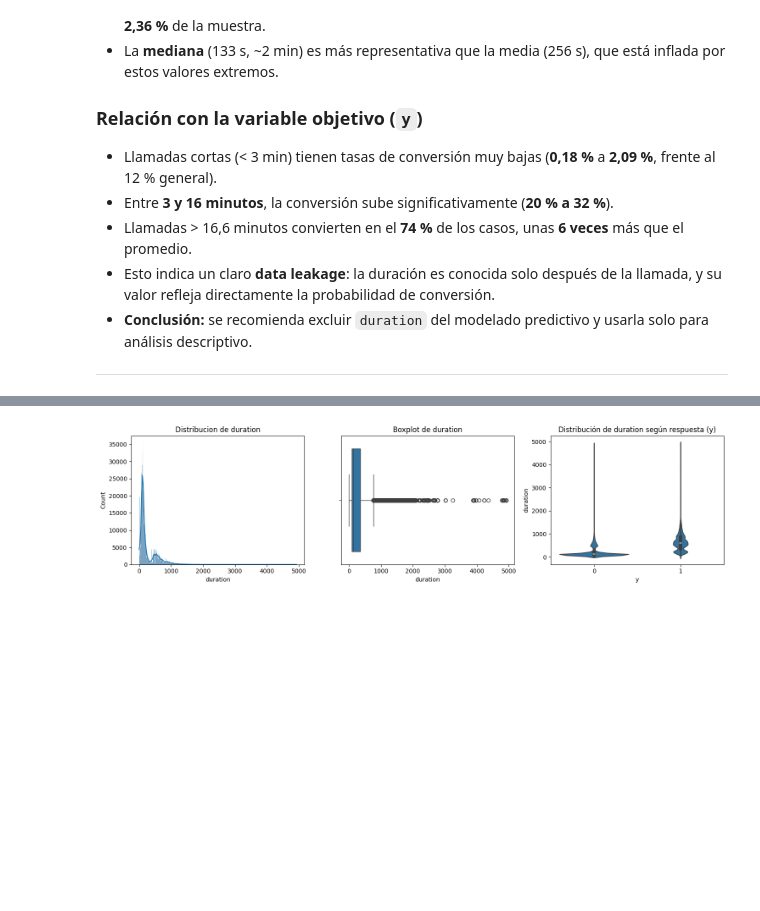
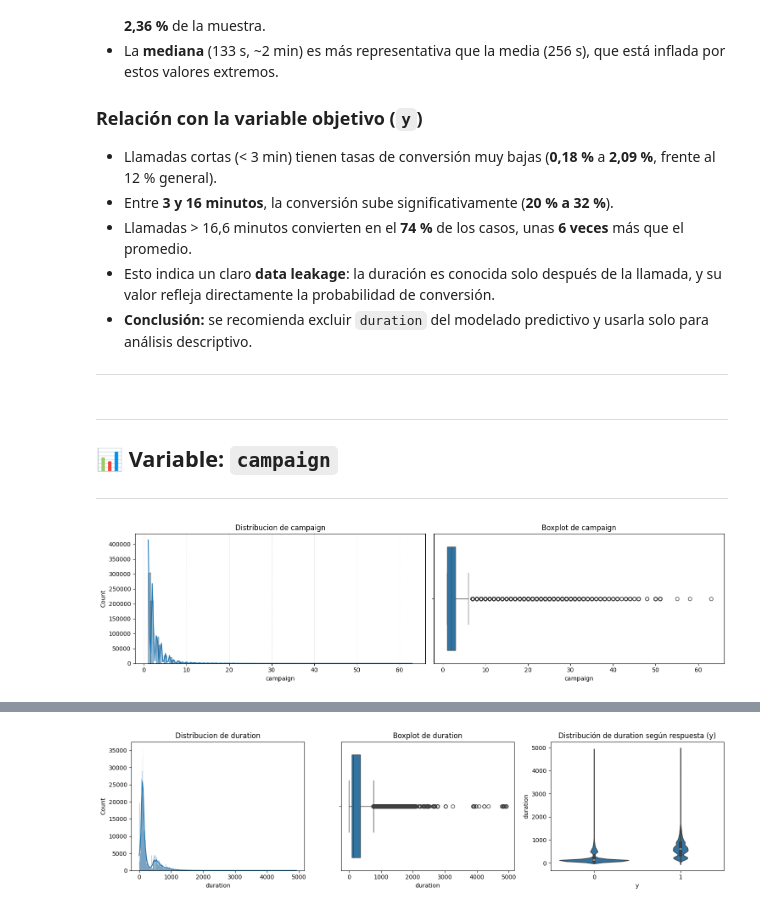
Before and after one commit to sergioroqueh/Kaggle_Binary_Classification_with_a_-Bank_Dataset, a Jupyter notebook: src/explore.ipynb, the cells around one changed output, grey strips where cells are left out. Drawn from its saved outputs; the diff is of its cells as text; code cells hidden in the pictures; blank space fills up the shorter version.

```diff
--- a/src/explore.ipynb
+++ b/src/explore.ipynb
@@ -359,3 +359,13 @@ duration_group
 - **Conclusión:** se recomienda excluir `duration` del modelado predictivo y usarla solo para análisis descriptivo.
 
 ---
+# %% [markdown]
+---
+
+## 📊 Variable: `campaign`
+
+---
+# %%
+num_data_plt("campaign", bins_graph=100)
+# %% [output]
+[figure, added]
```
Also changed, not shown: parts of 1 cell of this notebook.
